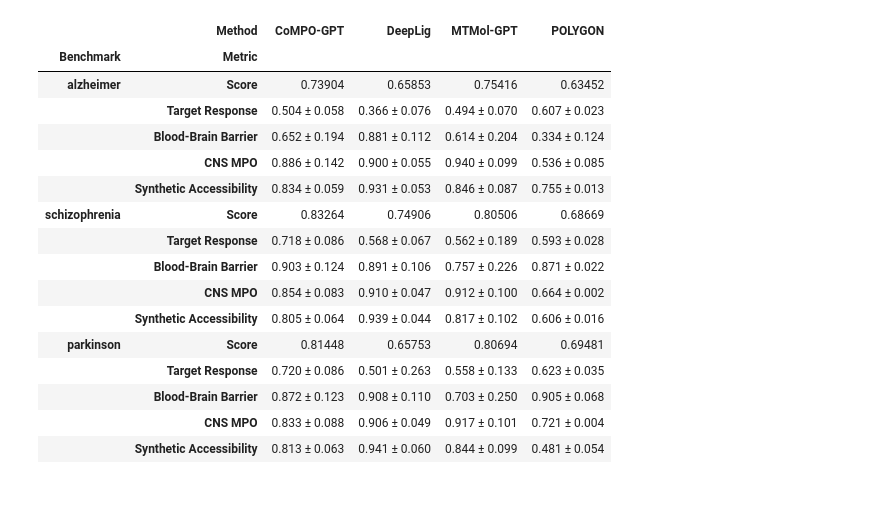
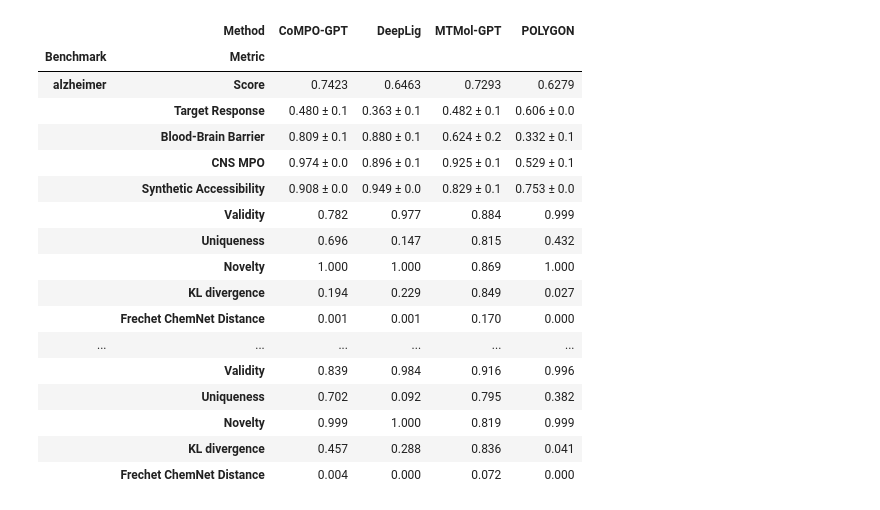
Before and after one commit to arthurcerveira/CoMPO-GPT, a Jupyter notebook: scripts/12-MPO-Benchmarks.ipynb, the cells around one changed output. Saved outputs shown, nothing was run; the diff lists cells and outputs as text; code cells hidden in the pictures.

Commit message:
Update MMA, Distribution-learning, and MPO

```diff
--- a/scripts/12-MPO-Benchmarks.ipynb
+++ b/scripts/12-MPO-Benchmarks.ipynb
@@ -11,11 +11,19 @@ conditions = {
     "parkinson": ["D2R", "D3R"],
 }
 
+condition_labels = {
+    "alzheimer": "Alzheimers",
+    "schizophrenia": "Schizophrenia",
+    "parkinson": "Parkinsons",
+}
+
 smiles_dict = {}
 
 # Load generated molecules SMILES
 for disease, targets in conditions.items():
-    targets_file = "_".join(targets) + "_SUM.csv"
+    # targets_file = "_".join(targets) + "_SUM.csv"
+    disease_label = condition_labels[disease]
+    targets_file = f"{disease_label}_SUM.csv"
     smiles_list = pd.read_csv(f"../generated_molecules/25-epoch/{targets_file}")["SMILES"].tolist()
     smiles_dict[disease] = smiles_list
 
@@ -118,13 +192,13 @@ metric_order = [
     "Blood-Brain Barrier",
     "CNS MPO",
     "Synthetic Accessibility",
+    "Validity",
+    "Uniqueness",
+    "Novelty",
+    "KL divergence",
+    "Frechet ChemNet Distance",
 ]
 
-# benchmark_order = [
-#     "Alzheimer MPO",
-#     "Schizophrenia MPO",
-#     "Parkinson MPO",
-# ]
 benchmark_order = [
     "alzheimer",
     "schizophrenia",
@@ -158,13 +232,14 @@ def get_metadata_keys(metadata):
 
 for method, report in METHODS.items():
     results = report["results"]
+    distribution_results = DISTRIBUTION_METHODS[method]
 
     for result in results:
         results_info = dict()
 
         results_info["Method"] = method
         results_info["Benchmark"] = result["benchmark_name"]
-        results_info["Score"] = f"{result['score']:.5f}"
+        results_info["Score"] = f"{result['score']:.4f}"
 
         metadata = result["metadata"]
         scores_dict = get_metadata_keys(metadata)
@@ -177,53 +252,62 @@ for method, report in METHODS.items():
             mean_score = np.mean(scores)
             std_score = np.std(scores)
 
-            results_info[score_key] = f"{mean_score:.3f} ± {std_score:.3f}"
+            results_info[score_key] = f"{mean_score:.3f} ± {std_score:.1f}"
+
+        # Find distribution result where result["disease"] == result["benchmark_name"]
+        for dist_result in distribution_results:
+            if dist_result["disease"] != result["benchmark_name"]:
+                continue
+
+            for metric_name in dist_result["metadata"]:
+                results_info[metric_name] = f"{dist_result['metadata'][metric_name]:.3f}"
 
         report_results.append(results_info.copy())
 
 # Reorder the benchmarks
 df = pd.DataFrame(report_results)
 df["Benchmark"] = pd.Categorical(df["Benchmark"], benchmark_order, ordered=True)
 dfs = list()
 
 for metric in metric_order:
     df_score = df.pivot_table(
         index=["Benchmark"],
         columns=["Method"],
         values=[metric],
         aggfunc=lambda x: x,
     )
 
     df_score.columns = df_score.columns.droplevel(0)
     df_score["Metric"] = metric
 
     dfs.append(df_score)
 
 concat_dfs = pd.concat(dfs, axis=0).sort_values(by=["Benchmark"]).reset_index()
 
 concat_dfs["Metric"] = pd.Categorical(
     concat_dfs["Metric"], categories=metric_order, ordered=True
 )
 
-# [["Benchmark", 'Metric'] + list(METHODS.keys())]
-concat_dfs.set_index(["Benchmark", "Metric"])
+viz_df = concat_dfs.sort_values(by=["Benchmark", "Metric"]).set_index(["Benchmark", "Metric"])
+viz_df
 # %% [output]
 |  | Method | CoMPO-GPT | DeepLig | MTMol-GPT | POLYGON |
 | Benchmark | Metric |  |  |  |  |
-| alzheimer | Score | 0.73904 | 0.65853 | 0.75416 | 0.63452 |
-|  | Target Response | 0.504 ± 0.058 | 0.366 ± 0.076 | 0.494 ± 0.070 | 0.607 ± 0.023 |
-|  | Blood-Brain Barrier | 0.652 ± 0.194 | 0.881 ± 0.112 | 0.614 ± 0.204 | 0.334 ± 0.124 |
-|  | CNS MPO | 0.886 ± 0.142 | 0.900 ± 0.055 | 0.940 ± 0.099 | 0.536 ± 0.085 |
-|  | Synthetic Accessibility | 0.834 ± 0.059 | 0.931 ± 0.053 | 0.846 ± 0.087 | 0.755 ± 0.013 |
-| schizophrenia | Score | 0.83264 | 0.74906 | 0.80506 | 0.68669 |
-|  | Target Response | 0.718 ± 0.086 | 0.568 ± 0.067 | 0.562 ± 0.189 | 0.593 ± 0.028 |
-|  | Blood-Brain Barrier | 0.903 ± 0.124 | 0.891 ± 0.106 | 0.757 ± 0.226 | 0.871 ± 0.022 |
-|  | CNS MPO | 0.854 ± 0.083 | 0.910 ± 0.047 | 0.912 ± 0.100 | 0.664 ± 0.002 |
-|  | Synthetic Accessibility | 0.805 ± 0.064 | 0.939 ± 0.044 | 0.817 ± 0.102 | 0.606 ± 0.016 |
-| parkinson | Score | 0.81448 | 0.65753 | 0.80694 | 0.69481 |
-|  | Target Response | 0.720 ± 0.086 | 0.501 ± 0.263 | 0.558 ± 0.133 | 0.623 ± 0.035 |
-|  | Blood-Brain Barrier | 0.872 ± 0.123 | 0.908 ± 0.110 | 0.703 ± 0.250 | 0.905 ± 0.068 |
-|  | CNS MPO | 0.833 ± 0.088 | 0.906 ± 0.049 | 0.917 ± 0.101 | 0.721 ± 0.004 |
-|  | Synthetic Accessibility | 0.813 ± 0.063 | 0.941 ± 0.060 | 0.844 ± 0.099 | 0.481 ± 0.054 |
+| alzheimer | Score | 0.7423 | 0.6463 | 0.7293 | 0.6279 |
+|  | Target Response | 0.480 ± 0.1 | 0.363 ± 0.1 | 0.482 ± 0.1 | 0.606 ± 0.0 |
+|  | Blood-Brain Barrier | 0.809 ± 0.1 | 0.880 ± 0.1 | 0.624 ± 0.2 | 0.332 ± 0.1 |
+|  | CNS MPO | 0.974 ± 0.0 | 0.896 ± 0.1 | 0.925 ± 0.1 | 0.529 ± 0.1 |
+|  | Synthetic Accessibility | 0.908 ± 0.0 | 0.949 ± 0.0 | 0.829 ± 0.1 | 0.753 ± 0.0 |
+|  | Validity | 0.782 | 0.977 | 0.884 | 0.999 |
+|  | Uniqueness | 0.696 | 0.147 | 0.815 | 0.432 |
+|  | Novelty | 1.000 | 1.000 | 0.869 | 1.000 |
+|  | KL divergence | 0.194 | 0.229 | 0.849 | 0.027 |
+|  | Frechet ChemNet Distance | 0.001 | 0.001 | 0.170 | 0.000 |
+| ... | ... | ... | ... | ... | ... |
+|  | Validity | 0.839 | 0.984 | 0.916 | 0.996 |
+|  | Uniqueness | 0.702 | 0.092 | 0.795 | 0.382 |
+|  | Novelty | 0.999 | 1.000 | 0.819 | 0.999 |
+|  | KL divergence | 0.457 | 0.288 | 0.836 | 0.041 |
+|  | Frechet ChemNet Distance | 0.004 | 0.000 | 0.072 | 0.000 |
 # %%
 print(
```
Also changed, not shown: parts of 4 cells of this notebook, 3 other files.
